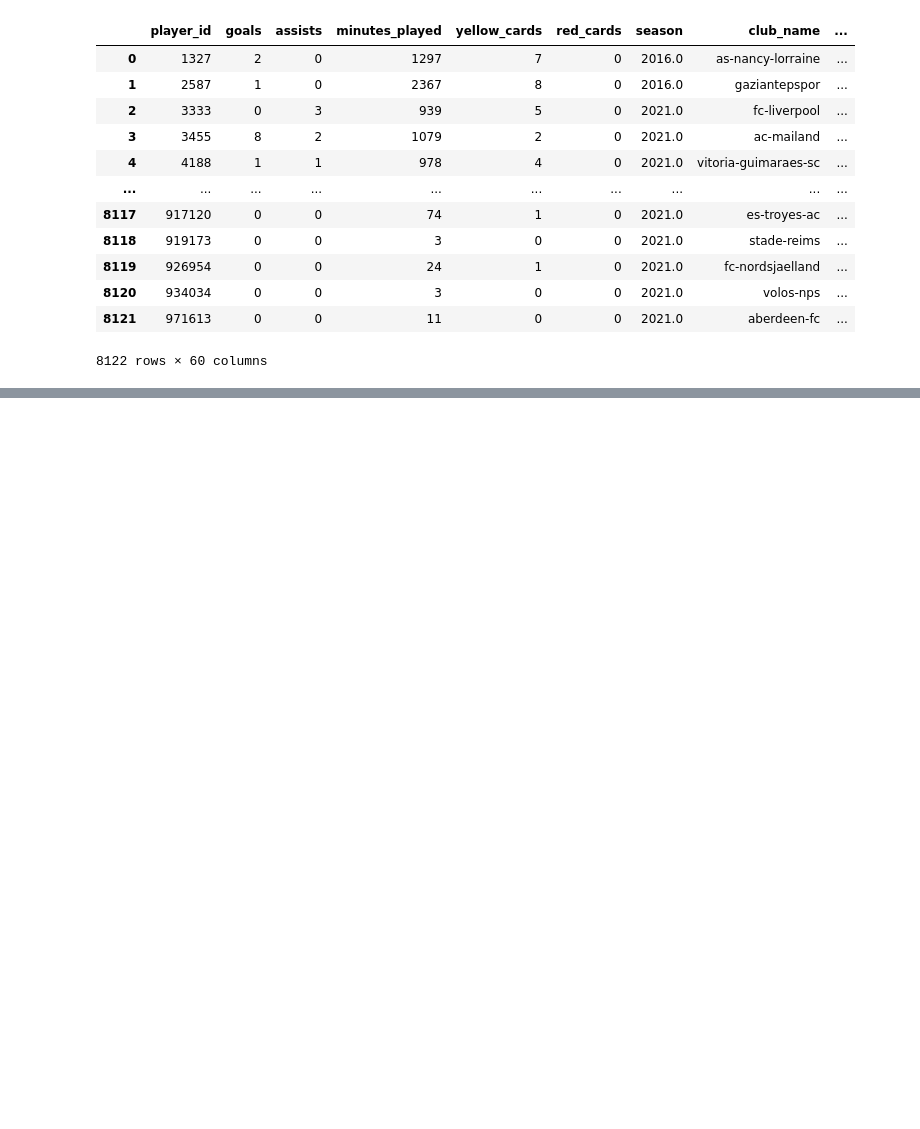
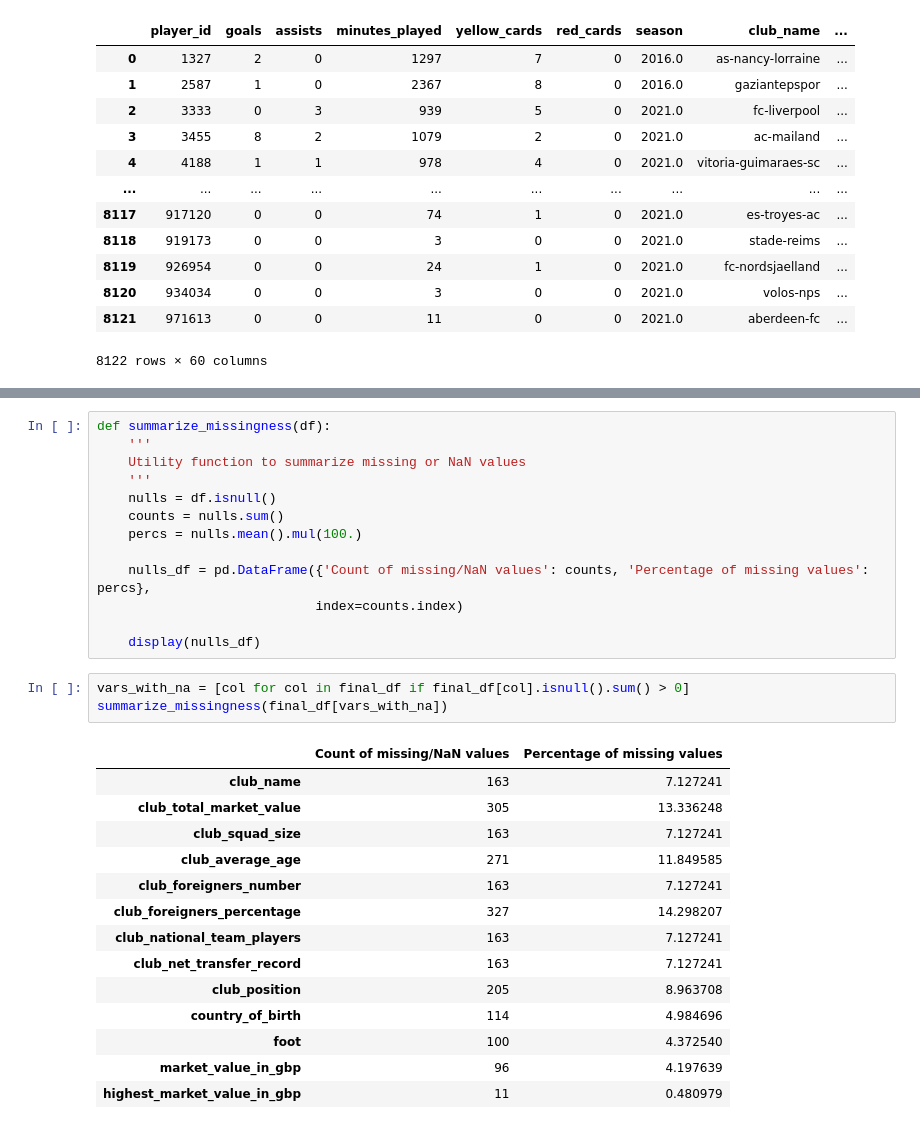
Before and after one commit to charbel-a-hC/ups-ml-football-player-value, a Jupyter notebook: Untitled.ipynb, the cells around one changed output, grey strips where cells are left out. Cells and saved outputs as stored; diff of their text form; blank space fills up the shorter version.

```diff
--- a/Untitled.ipynb
+++ b/Untitled.ipynb
@@ -353,0 +379,31 @@ final_df
+# %%
+def summarize_missingness(df):
+    '''
+    Utility function to summarize missing or NaN values
+    '''
+    nulls = df.isnull()
+    counts = nulls.sum()
+    percs = nulls.mean().mul(100.)
+
+    nulls_df = pd.DataFrame({'Count of missing/NaN values': counts, 'Percentage of missing values': percs},
+                            index=counts.index)
+
+    display(nulls_df)
+# %%
+vars_with_na = [col for col in final_df if final_df[col].isnull().sum() > 0]
+summarize_missingness(final_df[vars_with_na])
+# %% [output]
+|  | Count of missing/NaN values | Percentage of missing values |
+| club_name | 163 | 7.127241 |
+| club_total_market_value | 305 | 13.336248 |
+| club_squad_size | 163 | 7.127241 |
+| club_average_age | 271 | 11.849585 |
+| club_foreigners_number | 163 | 7.127241 |
+| club_foreigners_percentage | 327 | 14.298207 |
+| club_national_team_players | 163 | 7.127241 |
+| club_net_transfer_record | 163 | 7.127241 |
+| club_position | 205 | 8.963708 |
+| country_of_birth | 114 | 4.984696 |
+| foot | 100 | 4.372540 |
+| market_value_in_gbp | 96 | 4.197639 |
+| highest_market_value_in_gbp | 11 | 0.480979 |
```
Also changed, not shown: parts of 5 cells of this notebook.
